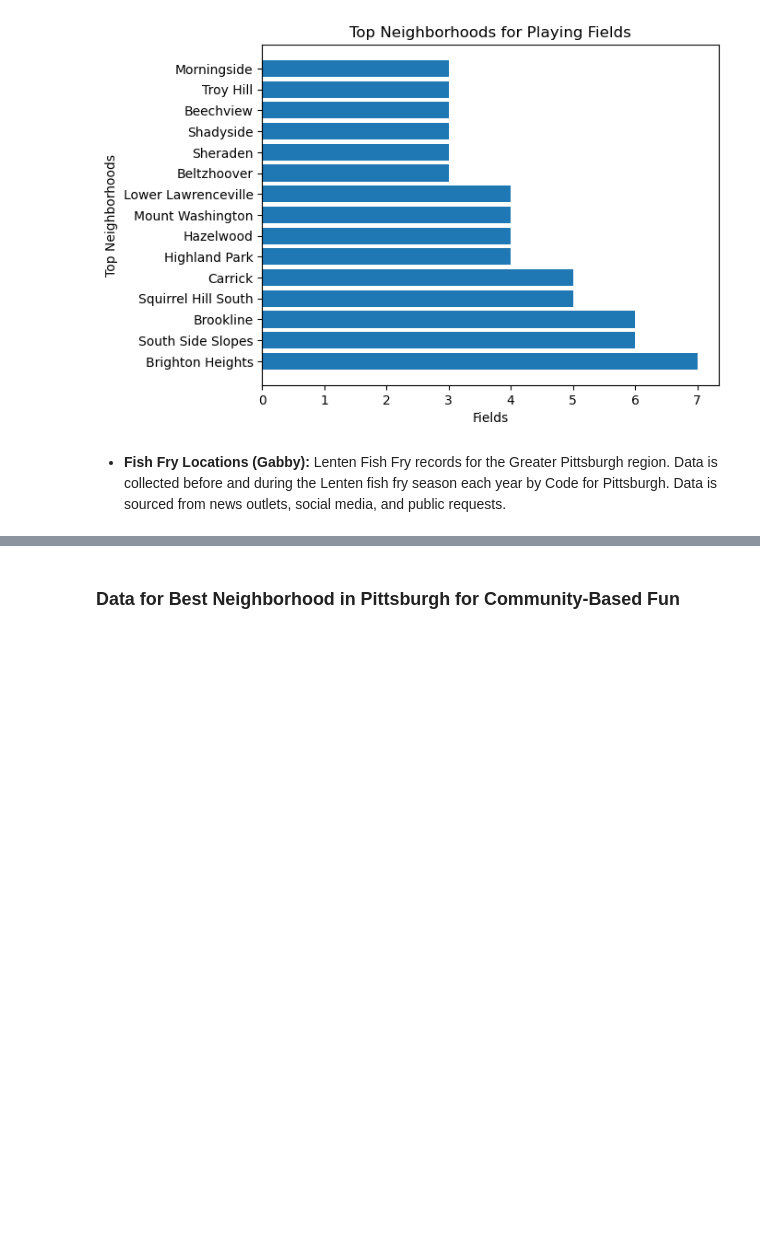
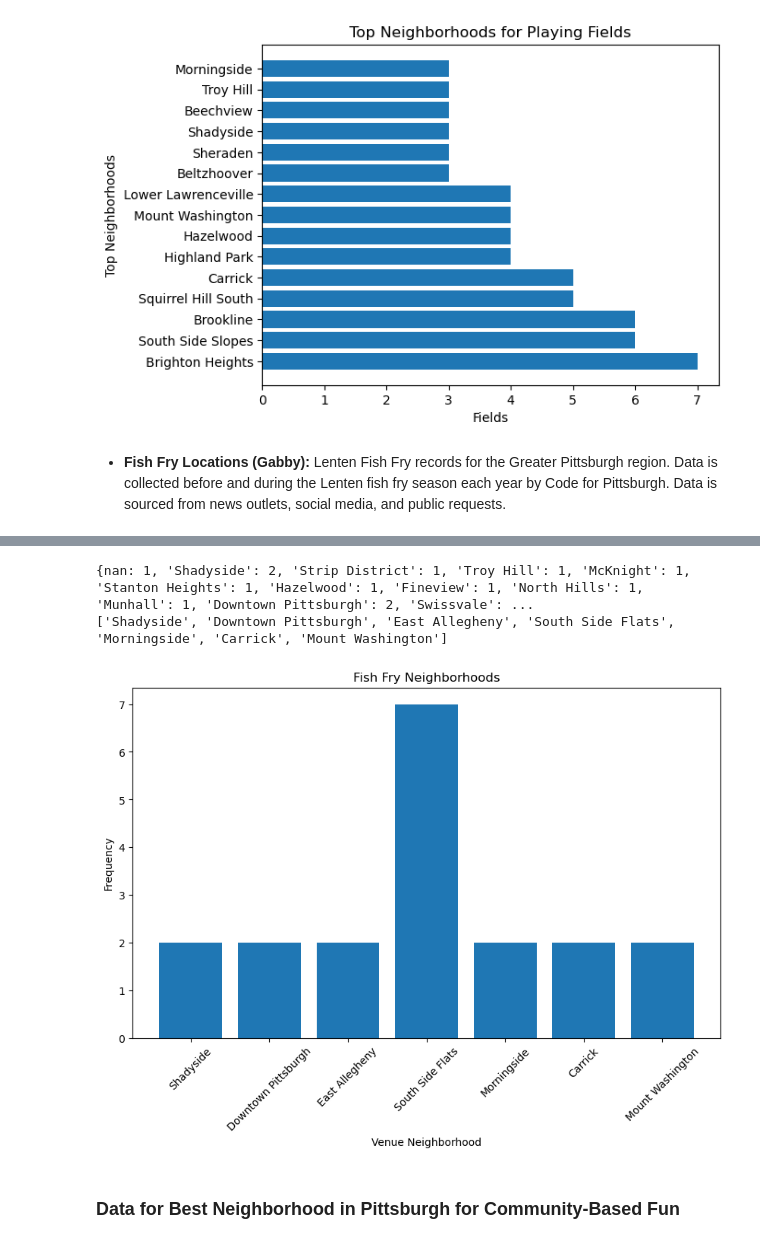
Before and after one commit to ginaagabegi12/Party-People, a Jupyter notebook: final_Notebook.ipynb, the cells around one changed output, grey strips where cells are left out. Cells and saved outputs as stored; diff of their text form; code cells hidden in the pictures; blank space fills up the shorter version.

```diff
--- a/final_Notebook.ipynb
+++ b/final_Notebook.ipynb
@@ -155,3 +186,52 @@ Morningside                    3
+# %%
+#import everything needed
+import matplotlib.pyplot as plt
+import pandas as pd
+%matplotlib inline
+
+#define counting method
+def count_repeat_neighborhoods(df, venue_neighborhood):
+
+    word_counts = {} #initialize count dictionary
+    for value in df[venue_neighborhood]:
+
+            if value in word_counts: #counts repeat neigborhoods
+                word_counts[value] += 1
+            else:
+                word_counts[value] = 1
+
+    return word_counts
+
+df = pd.read_csv('pitt_fish.csv')
+word_counts = count_repeat_neighborhoods(df, 'venue_neighborhood') #calls the counting method
+print(word_counts)
+
+# Initialize a list to store neighborhoods that appear more than once
+repeated_neighborhoods = []
+
+# Loop through word counts and collect neighborhoods that repeat
+for word, count in word_counts.items():
+    if count > 1:
+        repeated_neighborhoods.append(word)  # Add the word to the list of repeated words
+
+# Print the repeated values
+print(repeated_neighborhoods)
+
+# Create a new dictionary with repeated values and their counts
+repeated_neighborhood_counts = {word: word_counts[word] for word in repeated_neighborhoods}
+
+# Plotting graph
+plt.figure(figsize=(10, 6))
+plt.bar(repeated_neighborhood_counts.keys(), repeated_neighborhood_counts.values())
+plt.xlabel('Venue Neighborhood')
+plt.ylabel('Frequency')
+plt.title('Fish Fry Neighborhoods')
+plt.xticks(rotation=45)
+plt.show()
+# %% [output]
+{nan: 1, 'Shadyside': 2, 'Strip District': 1, 'Troy Hill': 1, 'McKnight': 1, 'Stanton Heights': 1, 'Hazelwood': 1, 'Fineview': 1, 'North Hills': 1, 'Munhall': 1, 'Downtown Pittsburgh': 2, 'Swissvale': ...
+['Shadyside', 'Downtown Pittsburgh', 'East Allegheny', 'South Side Flats', 'Morningside', 'Carrick', 'Mount Washington']
+[figure, added]
 # %% [markdown]
  ### Data for Best Neighborhood in Pittsburgh for Community-Based Fun
 # %%
```
Also changed, not shown: parts of 2 cells of this notebook, 4 other files.
